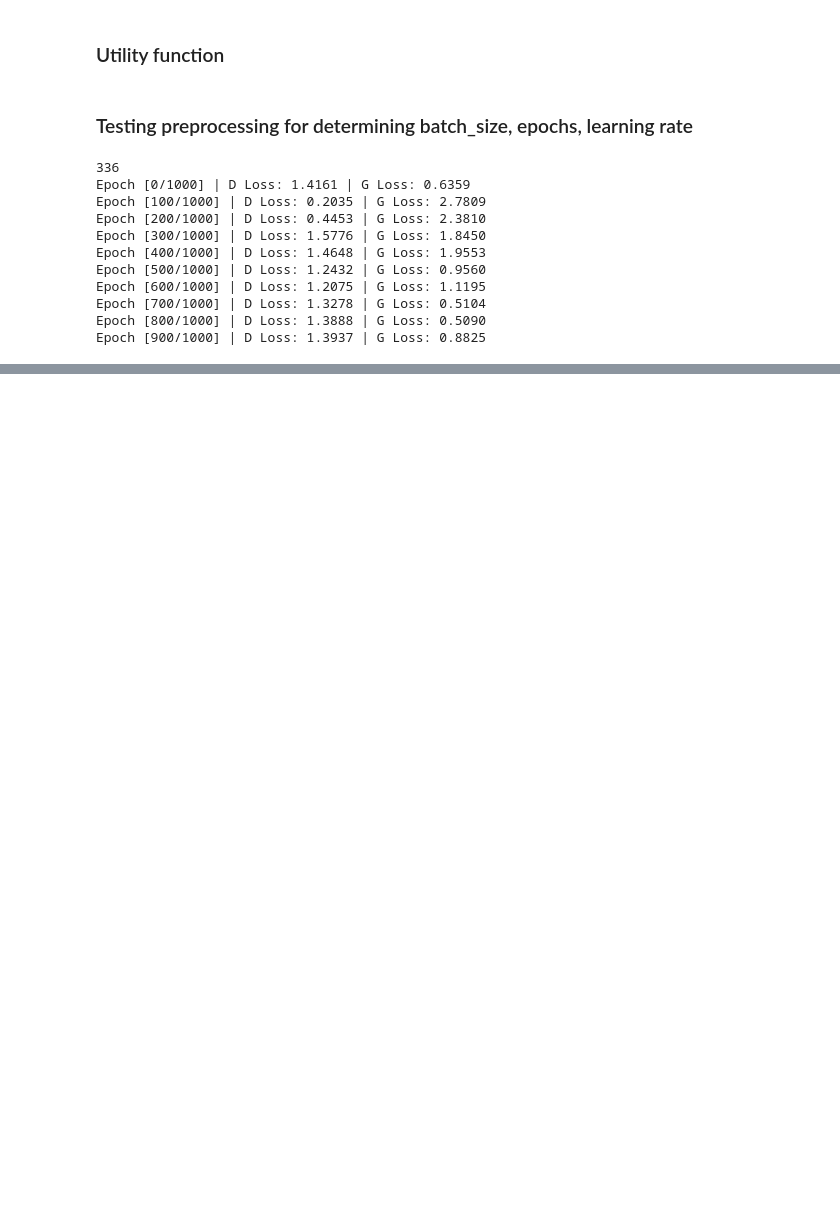
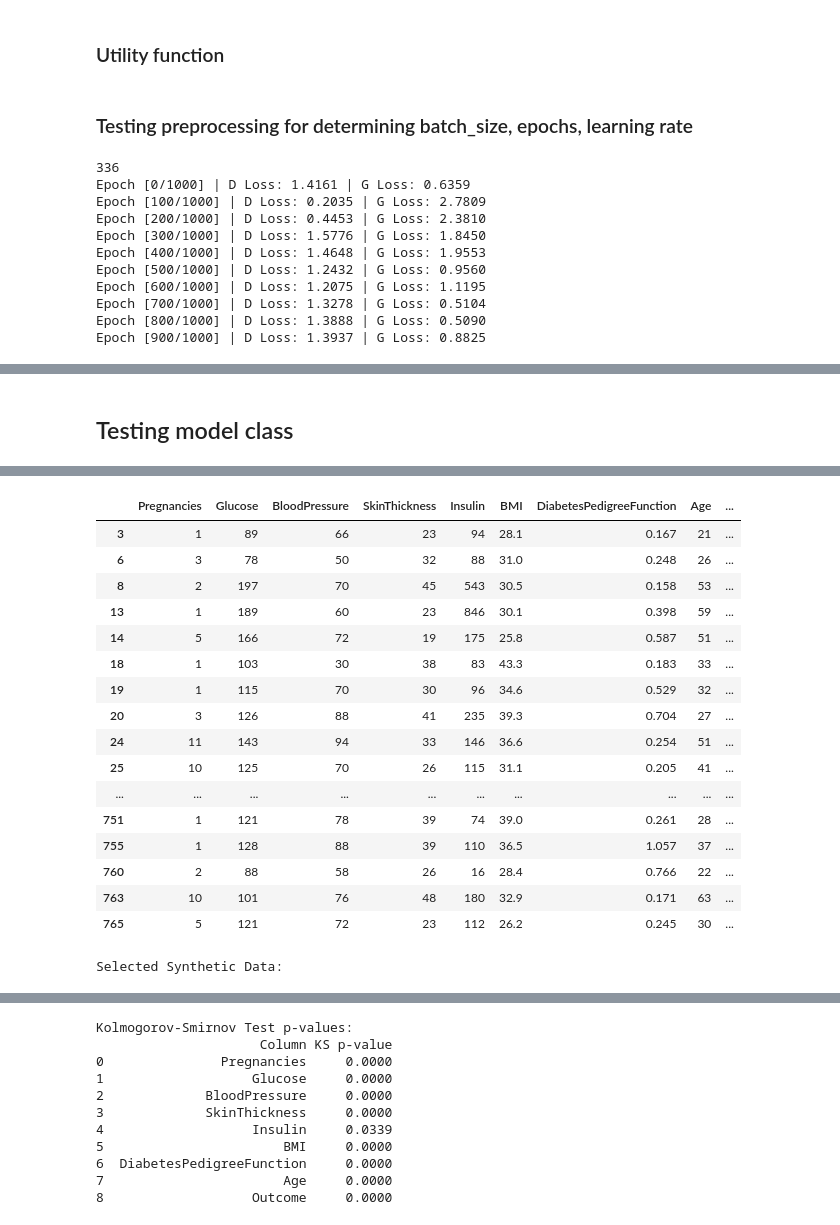
Before and after one commit to Chuchoruto/synth, a Jupyter notebook: testing.ipynb, the cells around one changed output, grey strips where cells are left out. Saved outputs shown, nothing was run; the diff lists cells and outputs as text; code cells hidden in the pictures; blank space fills up the shorter version.

Commit message:
Created model class for creating instances of the model

```diff
--- a/testing.ipynb
+++ b/testing.ipynb
@@ -868,3 +865,29 @@ Kolmogorov-Smirnov Test p-values:
 | 333 | 5.494834 | 102.280655 | 48.736557 | 20.929369 | 109.245628 | 27.613750 | 0.085000 | 37.264233 | ... |
 | 334 | 3.049183 | 128.091156 | 68.346169 | 23.285089 | 192.826126 | 37.074238 | 0.257511 | 36.233074 | ... |
 | 335 | 3.703999 | 197.000000 | 85.870621 | 33.146233 | 158.815018 | 54.582142 | 2.329000 | 42.740322 | ... |
+# %% [markdown]
+## Testing model class
+# %%
+# Import necessary modules
+import pandas as pd
+from model import Model
+
+# Define the path to the CSV file and the number of samples to generate
+csv_path = 'diabetes.csv'
+num_samples = 336
+
+# Instantiate the Model class
+model = Model(csv_path, num_samples)
+
+# Display the first few rows of the original dataset
+print("\nOriginal Data")
+display_scrollable_dataframe(model.original_set)
+
+# Display the first few rows of the generated synthetic data
+print("\nSelected Synthetic Data:")
+display_scrollable_dataframe(model.selected_synthetic_data)
+
+# Display the KS test p-values
+print("\nKolmogorov-Smirnov Test p-values:")
+print(model.p_values_df)
+# %% [output]
@@ -870,0 +906,18 @@ Kolmogorov-Smirnov Test p-values:
+|  | Pregnancies | Glucose | BloodPressure | SkinThickness | Insulin | BMI | DiabetesPedigreeFunction | Age | ... |
+| 3 | 1 | 89 | 66 | 23 | 94 | 28.1 | 0.167 | 21 | ... |
+| 6 | 3 | 78 | 50 | 32 | 88 | 31.0 | 0.248 | 26 | ... |
+| 8 | 2 | 197 | 70 | 45 | 543 | 30.5 | 0.158 | 53 | ... |
+| 13 | 1 | 189 | 60 | 23 | 846 | 30.1 | 0.398 | 59 | ... |
+| 14 | 5 | 166 | 72 | 19 | 175 | 25.8 | 0.587 | 51 | ... |
+| 18 | 1 | 103 | 30 | 38 | 83 | 43.3 | 0.183 | 33 | ... |
+| 19 | 1 | 115 | 70 | 30 | 96 | 34.6 | 0.529 | 32 | ... |
+| 20 | 3 | 126 | 88 | 41 | 235 | 39.3 | 0.704 | 27 | ... |
+| 24 | 11 | 143 | 94 | 33 | 146 | 36.6 | 0.254 | 51 | ... |
+| 25 | 10 | 125 | 70 | 26 | 115 | 31.1 | 0.205 | 41 | ... |
+| ... | ... | ... | ... | ... | ... | ... | ... | ... | ... |
+| 751 | 1 | 121 | 78 | 39 | 74 | 39.0 | 0.261 | 28 | ... |
+| 755 | 1 | 128 | 88 | 39 | 110 | 36.5 | 1.057 | 37 | ... |
+| 760 | 2 | 88 | 58 | 26 | 16 | 28.4 | 0.766 | 22 | ... |
+| 763 | 10 | 101 | 76 | 48 | 180 | 32.9 | 0.171 | 63 | ... |
+| 765 | 5 | 121 | 72 | 23 | 112 | 26.2 | 0.245 | 30 | ... |
+Selected Synthetic Data:
@@ -870,0 +941,11 @@ Kolmogorov-Smirnov Test p-values:
+Kolmogorov-Smirnov Test p-values:
+                     Column KS p-value
+0               Pregnancies     0.0000
+1                   Glucose     0.0000
+2             BloodPressure     0.0000
+3             SkinThickness     0.0000
+4                   Insulin     0.0339
+5                       BMI     0.0000
+6  DiabetesPedigreeFunction     0.0000
+7                       Age     0.0000
+8                   Outcome     0.0000
```
Also changed, not shown: parts of 2 cells of this notebook, 1 other file.
